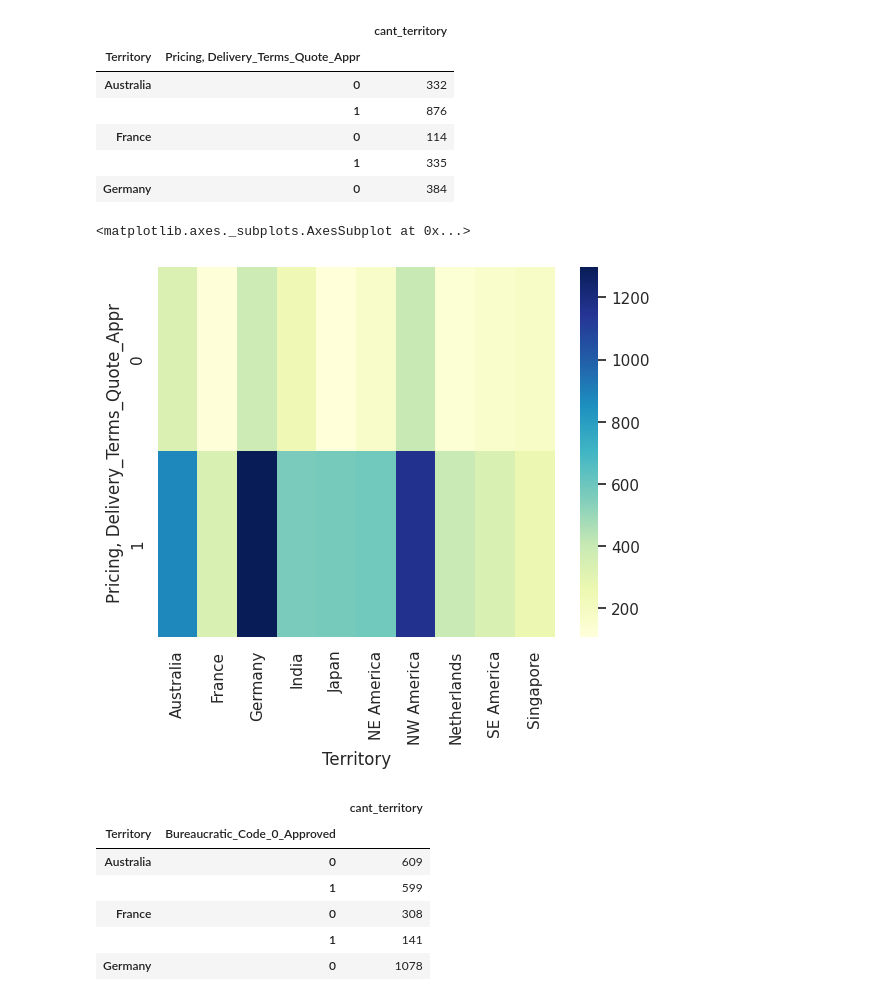
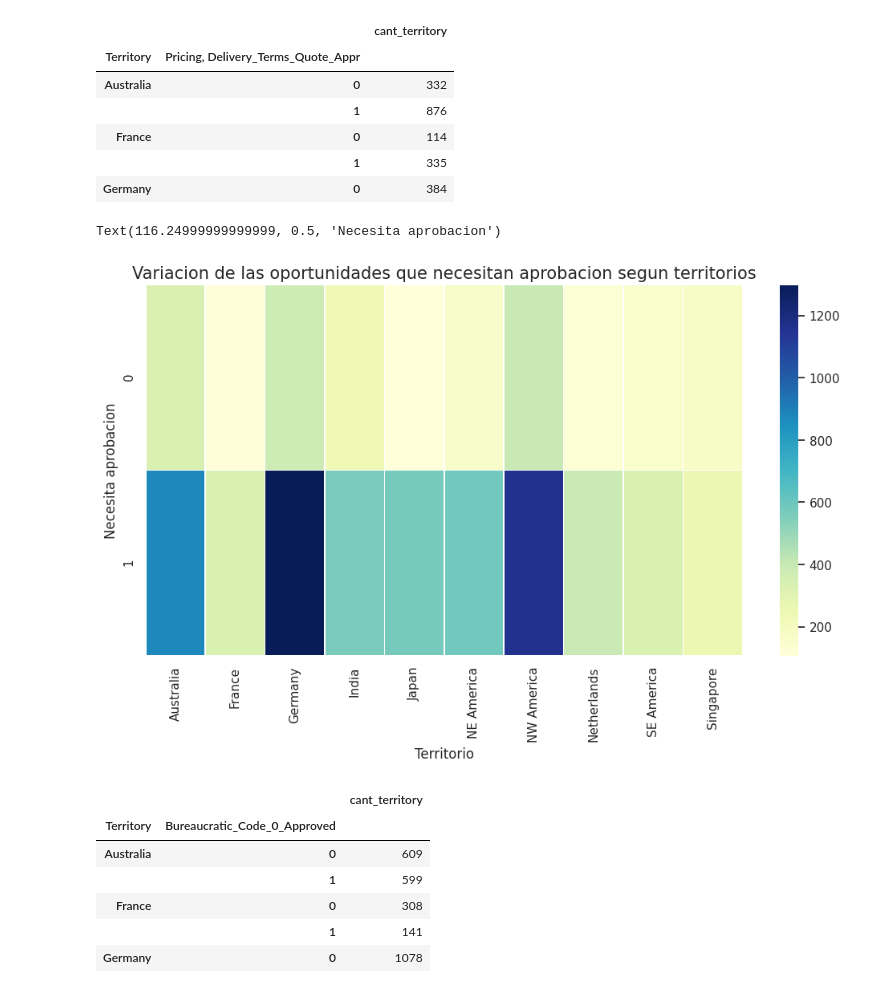
Before and after one commit to germanbc/Organizacion-de-Datos-2c2020-TP1, a Jupyter notebook: TP1-Sofia.ipynb, the cells around one changed output. Drawn from its saved outputs; the diff is of its cells as text; code cells hidden in the pictures.

```diff
--- a/TP1-Sofia.ipynb
+++ b/TP1-Sofia.ipynb
@@ -480,12 +480,19 @@ df_heatmap.head()
 # %%
 heatmap1_data = pd.pivot_table(df_heatmap, values='cant_territory',
                      index=['Pricing, Delivery_Terms_Quote_Appr'],
                      columns='Territory')
 
-sns.heatmap(heatmap1_data, cmap="YlGnBu")
+
+f, ax = plt.subplots(figsize=(12, 6))
+fig = sns.heatmap(heatmap1_data, cmap="YlGnBu", linewidths=.5, ax=ax)
+
+fig.set_title('Variacion de las oportunidades que necesitan aprobacion segun territorios', fontsize =15)
+
+fig.set_xlabel('Territorio')
+fig.set_ylabel('Necesita aprobacion')
 # %% [output]
-<matplotlib.axes._subplots.AxesSubplot at 0x...>
+Text(116.24999999999999, 0.5, 'Necesita aprobacion')
-[figure, old version]
+[figure, new version]
 # %%
 df_heatmap2 = df.loc[df['Territory'].isin(territories)]\
     .groupby(['Territory','Bureaucratic_Code_0_Approved']).agg({'Territory':'count'})\
```
Also changed, not shown: parts of 5 cells of this notebook.
